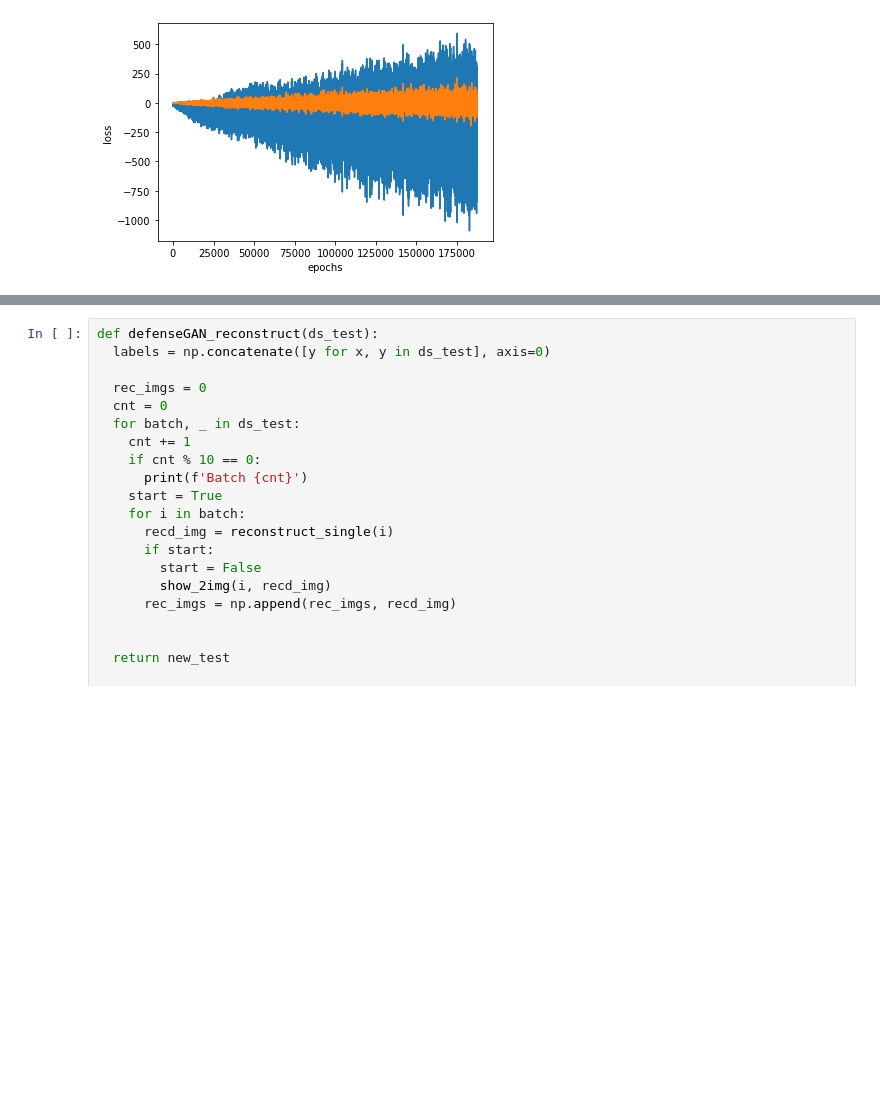
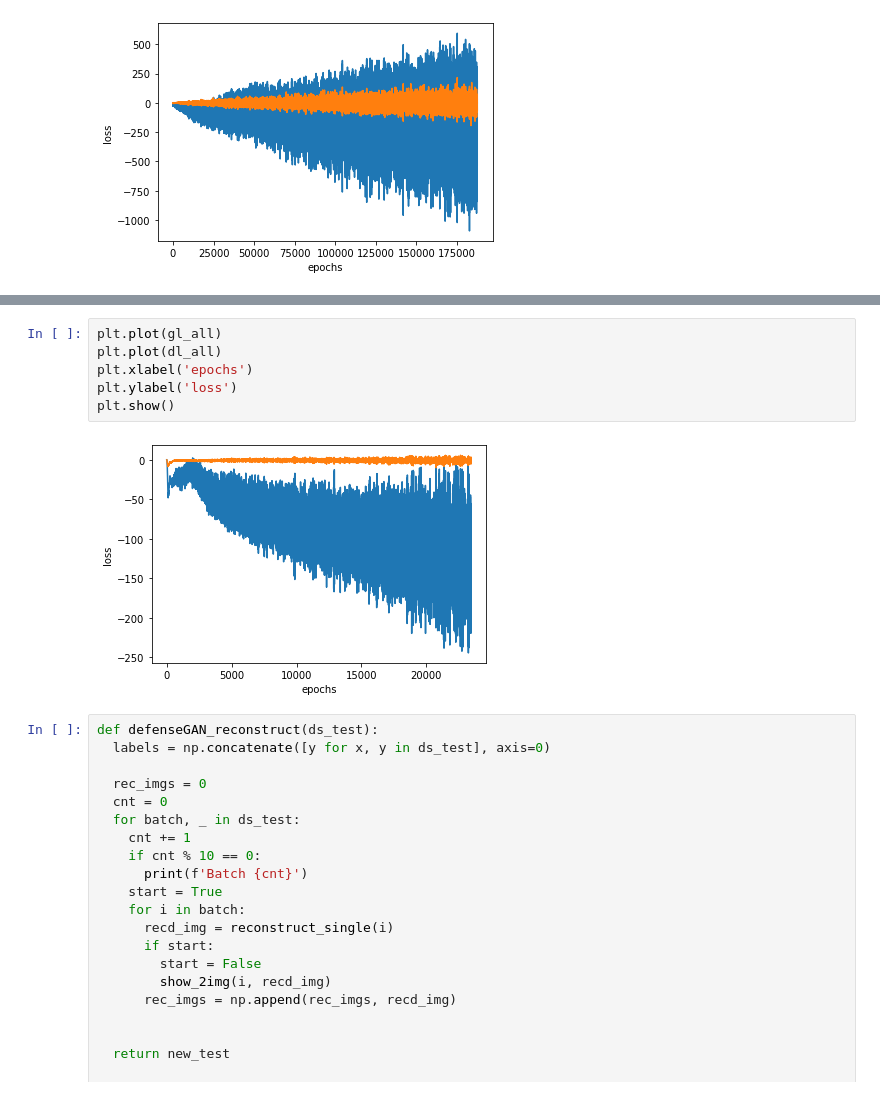
Before and after one commit to WesRobbins/AdversarialML, a Jupyter notebook: Fashion_MNIST_Exploratory.ipynb, the cells around one changed output, grey strips where cells are left out. Saved outputs shown, nothing was run; the diff lists cells and outputs as text; blank space fills up the shorter version.

```diff
--- a/Fashion_MNIST_Exploratory.ipynb
+++ b/Fashion_MNIST_Exploratory.ipynb
@@ -774,3 +782,11 @@ tf.Tensor(215.37943, shape=(), dtype=float32)
+# %%
+plt.plot(gl_all)
+plt.plot(dl_all)
+plt.xlabel('epochs')
+plt.ylabel('loss')
+plt.show()
+# %% [output]
+[figure, added]
 # %%
 def defenseGAN_reconstruct(ds_test):
   labels = np.concatenate([y for x, y in ds_test], axis=0)
```
Also changed, not shown: parts of 6 cells of this notebook.
